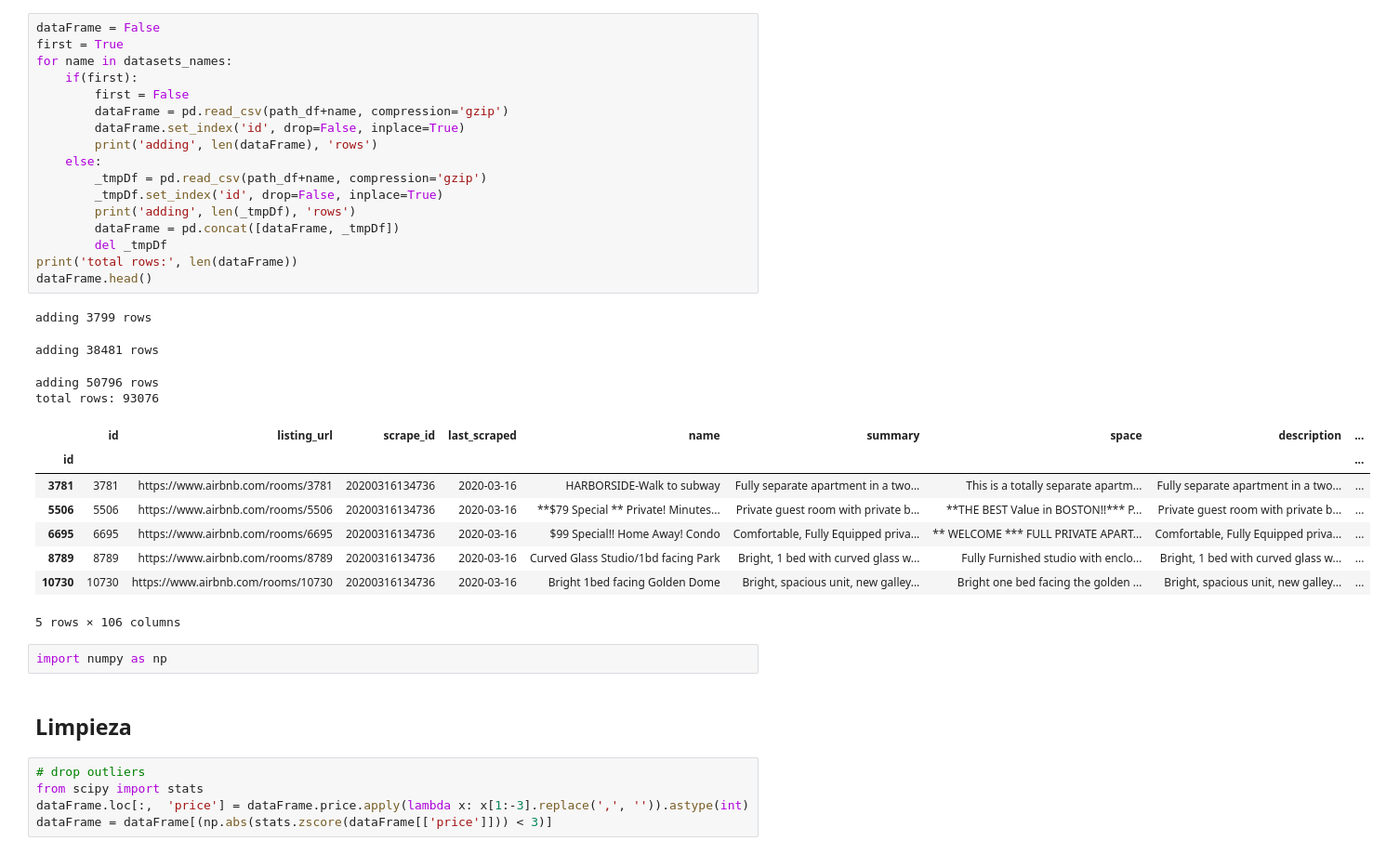
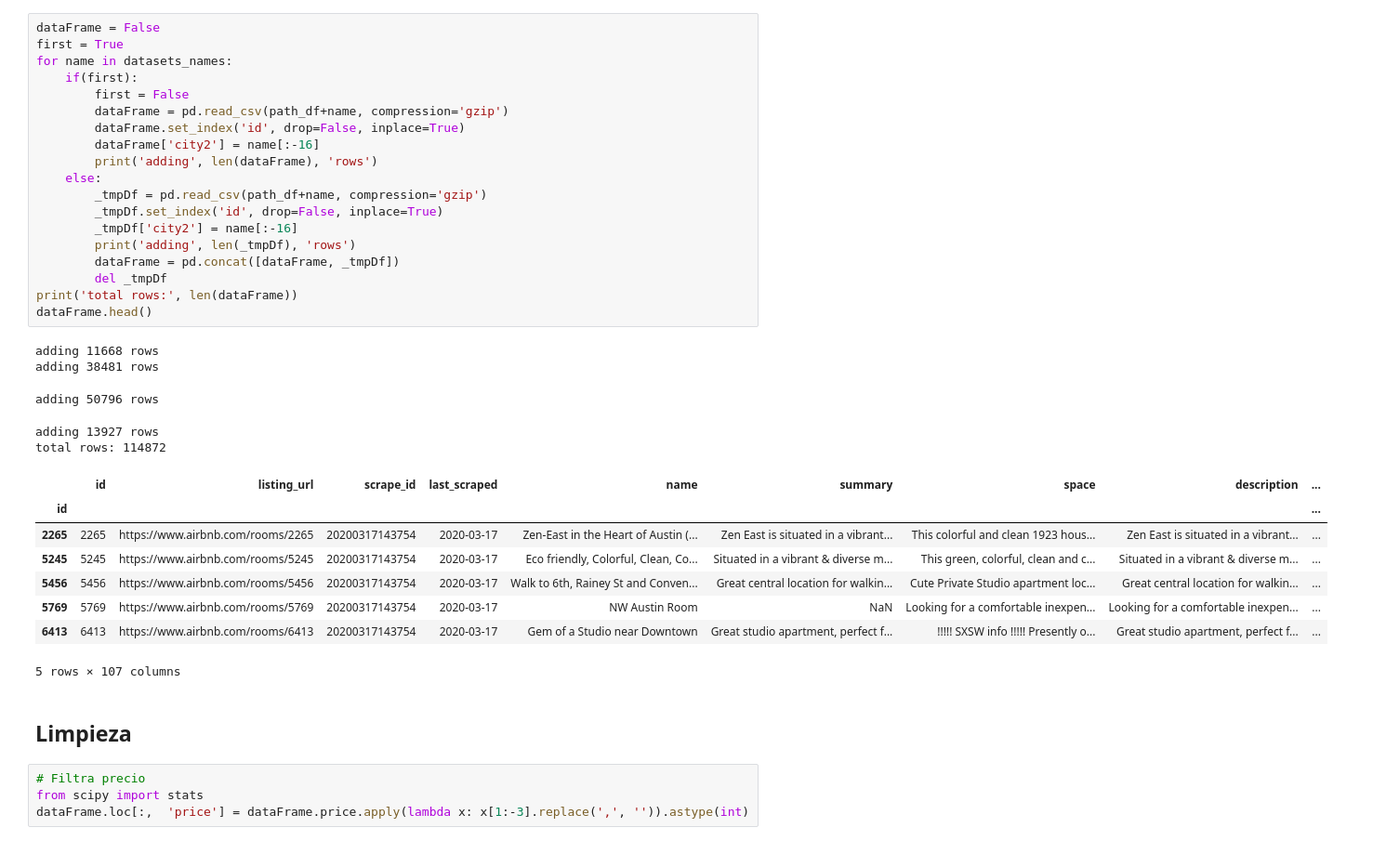
Before and after one commit to matiasngf/keras-airbnb-prediction, a Jupyter notebook: notebooks/preprocess_dataframe.ipynb, the cells around one changed output. Shown at 93% size. Saved outputs shown, nothing was run; the diff lists cells and outputs as text.

```diff
--- a/notebooks/preprocess_dataframe.ipynb
+++ b/notebooks/preprocess_dataframe.ipynb
@@ -15,39 +17,39 @@ datasets_names
 # %%
 dataFrame = False
 first = True
 for name in datasets_names:
     if(first):
         first = False
         dataFrame = pd.read_csv(path_df+name, compression='gzip')
         dataFrame.set_index('id', drop=False, inplace=True)
+        dataFrame['city2'] = name[:-16]
         print('adding', len(dataFrame), 'rows')
     else:
         _tmpDf = pd.read_csv(path_df+name, compression='gzip')
         _tmpDf.set_index('id', drop=False, inplace=True)
+        _tmpDf['city2'] = name[:-16]
         print('adding', len(_tmpDf), 'rows')
         dataFrame = pd.concat([dataFrame, _tmpDf])
         del _tmpDf
 print('total rows:', len(dataFrame))
 dataFrame.head()
 # %% [output]
-adding 3799 rows
+adding 11668 rows
+adding 38481 rows
-adding 38481 rows
+adding 50796 rows
-adding 50796 rows
-total rows: 93076
+adding 13927 rows
+total rows: 114872
 |  | id | listing_url | scrape_id | last_scraped | name | summary | space | description | ... |
 | id |  |  |  |  |  |  |  |  | ... |
-| 3781 | 3781 | https://www.airbnb.com/rooms/3781 | 20200316134736 | 2020-03-16 | HARBORSIDE-Walk to subway | Fully separate apartment in a two... | This is a totally separate apartm... | Fully separate apartment in a two... | ... |
-| 5506 | 5506 | https://www.airbnb.com/rooms/5506 | 20200316134736 | 2020-03-16 | **$79 Special ** Private! Minutes... | Private guest room with private b... | **THE BEST Value in BOSTON!!*** P... | Private guest room with private b... | ... |
-| 6695 | 6695 | https://www.airbnb.com/rooms/6695 | 20200316134736 | 2020-03-16 | $99 Special!! Home Away! Condo | Comfortable, Fully Equipped priva... | ** WELCOME *** FULL PRIVATE APART... | Comfortable, Fully Equipped priva... | ... |
-| 8789 | 8789 | https://www.airbnb.com/rooms/8789 | 20200316134736 | 2020-03-16 | Curved Glass Studio/1bd facing Park | Bright, 1 bed with curved glass w... | Fully Furnished studio with enclo... | Bright, 1 bed with curved glass w... | ... |
-| 10730 | 10730 | https://www.airbnb.com/rooms/10730 | 20200316134736 | 2020-03-16 | Bright 1bed facing Golden Dome | Bright, spacious unit, new galley... | Bright one bed facing the golden ... | Bright, spacious unit, new galley... | ... |
+| 2265 | 2265 | https://www.airbnb.com/rooms/2265 | 20200317143754 | 2020-03-17 | Zen-East in the Heart of Austin (... | Zen East is situated in a vibrant... | This colorful and clean 1923 hous... | Zen East is situated in a vibrant... | ... |
+| 5245 | 5245 | https://www.airbnb.com/rooms/5245 | 20200317143754 | 2020-03-17 | Eco friendly, Colorful, Clean, Co... | Situated in a vibrant & diverse m... | This green, colorful, clean and c... | Situated in a vibrant & diverse m... | ... |
+| 5456 | 5456 | https://www.airbnb.com/rooms/5456 | 20200317143754 | 2020-03-17 | Walk to 6th, Rainey St and Conven... | Great central location for walkin... | Cute Private Studio apartment loc... | Great central location for walkin... | ... |
+| 5769 | 5769 | https://www.airbnb.com/rooms/5769 | 20200317143754 | 2020-03-17 | NW Austin Room | NaN | Looking for a comfortable inexpen... | Looking for a comfortable inexpen... | ... |
+| 6413 | 6413 | https://www.airbnb.com/rooms/6413 | 20200317143754 | 2020-03-17 | Gem of a Studio near Downtown | Great studio apartment, perfect f... | !!!!! SXSW info !!!!! Presently o... | Great studio apartment, perfect f... | ... |
-5 rows × 106 columns
+5 rows × 107 columns
-# %%
-import numpy as np
 # %% [markdown]
 ## Limpieza
 # %%
-# drop outliers
+# Filtra precio
 from scipy import stats
 dataFrame.loc[:,  'price'] = dataFrame.price.apply(lambda x: x[1:-3].replace(',', '')).astype(int)
-dataFrame = dataFrame[(np.abs(stats.zscore(dataFrame[['price']])) < 3)]
```
Also changed, not shown: parts of 16 cells of this notebook, 2 other files.
